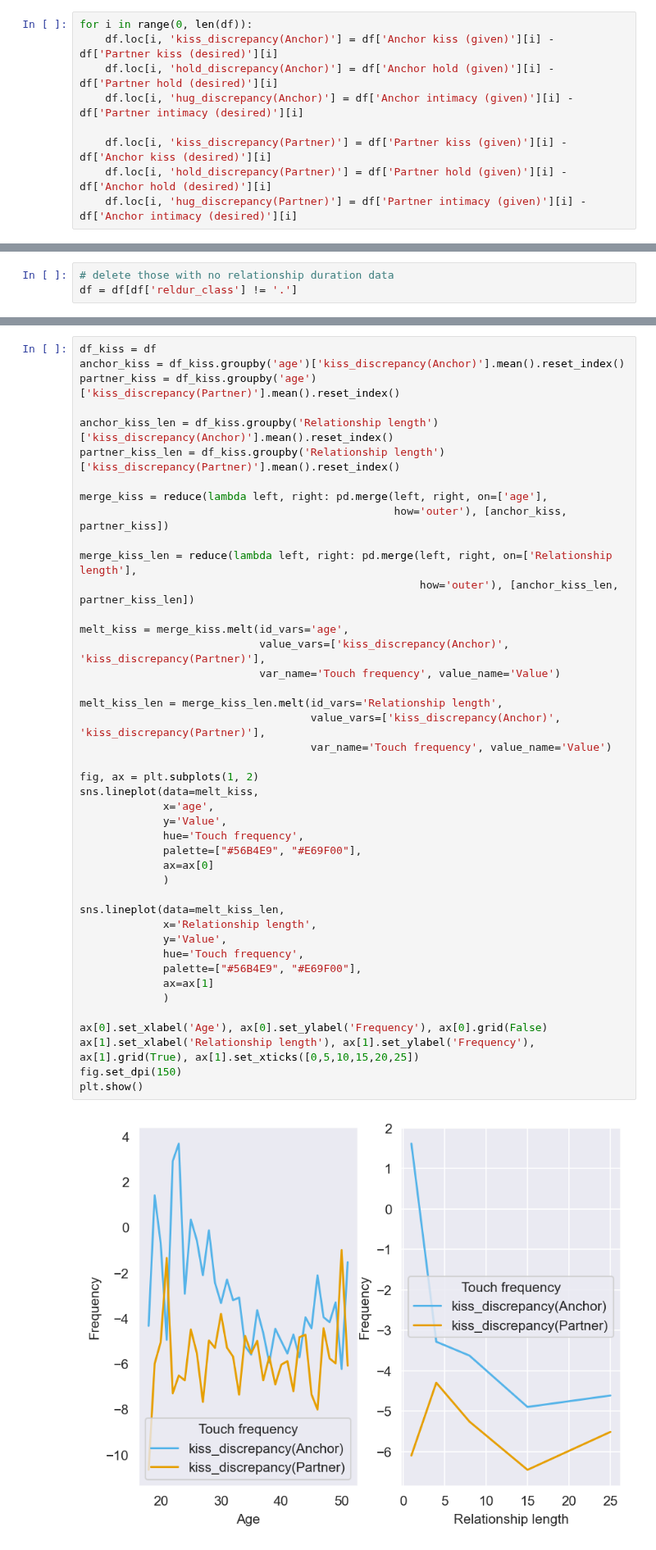
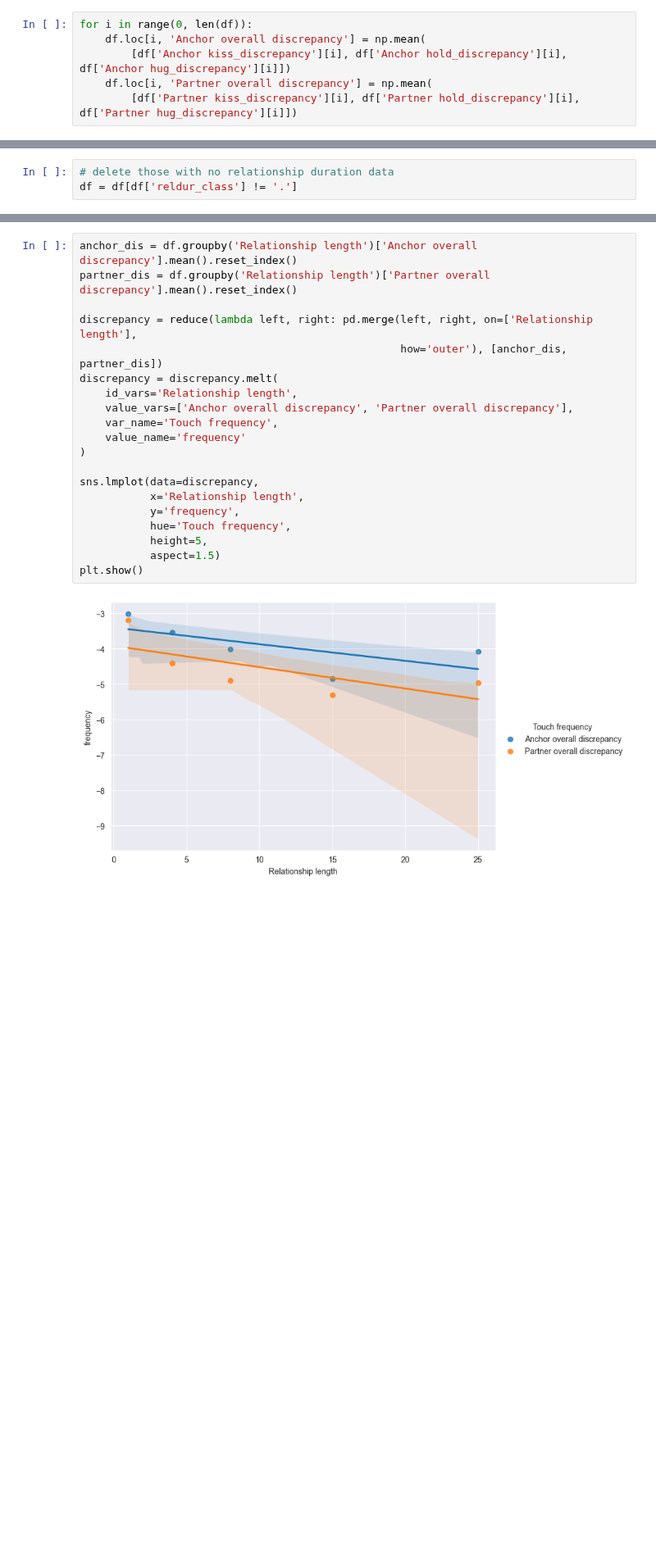
Before and after one commit to EdgardoCS/touchCouples, a Jupyter notebook: descriptive_stats.ipynb, the cells around one changed output, grey strips where cells are left out. Shown at 82% size. Saved outputs shown, nothing was run; the diff lists cells and outputs as text; blank space fills up the shorter version.

```diff
--- a/descriptive_stats.ipynb
+++ b/descriptive_stats.ipynb
@@ -145,12 +166,9 @@ Find if there is any discrepancy between the reported frequency (kiss, pat, hug)
 # %%
 for i in range(0, len(df)):
-    df.loc[i, 'kiss_discrepancy(Anchor)'] = df['Anchor kiss (given)'][i] - df['Partner kiss (desired)'][i]
-    df.loc[i, 'hold_discrepancy(Anchor)'] = df['Anchor hold (given)'][i] - df['Partner hold (desired)'][i]
-    df.loc[i, 'hug_discrepancy(Anchor)'] = df['Anchor intimacy (given)'][i] - df['Partner intimacy (desired)'][i]
-
-    df.loc[i, 'kiss_discrepancy(Partner)'] = df['Partner kiss (given)'][i] - df['Anchor kiss (desired)'][i]
-    df.loc[i, 'hold_discrepancy(Partner)'] = df['Partner hold (given)'][i] - df['Anchor hold (desired)'][i]
-    df.loc[i, 'hug_discrepancy(Partner)'] = df['Partner intimacy (given)'][i] - df['Anchor intimacy (desired)'][i]
+    df.loc[i, 'Anchor overall discrepancy'] = np.mean(
+        [df['Anchor kiss_discrepancy'][i], df['Anchor hold_discrepancy'][i], df['Anchor hug_discrepancy'][i]])
+    df.loc[i, 'Partner overall discrepancy'] = np.mean(
+        [df['Partner kiss_discrepancy'][i], df['Partner hold_discrepancy'][i], df['Partner hug_discrepancy'][i]])
 # %% [markdown]
 Start with some descriptive statistics, including a Correlation Matrix
 # %%
@@ -294,45 +204,22 @@ plt.show()
 # %%
-df_kiss = df
-anchor_kiss = df_kiss.groupby('age')['kiss_discrepancy(Anchor)'].mean().reset_index()
-partner_kiss = df_kiss.groupby('age')['kiss_discrepancy(Partner)'].mean().reset_index()
+anchor_dis = df.groupby('Relationship length')['Anchor overall discrepancy'].mean().reset_index()
+partner_dis = df.groupby('Relationship length')['Partner overall discrepancy'].mean().reset_index()
 
-anchor_kiss_len = df_kiss.groupby('Relationship length')['kiss_discrepancy(Anchor)'].mean().reset_index()
-partner_kiss_len = df_kiss.groupby('Relationship length')['kiss_discrepancy(Partner)'].mean().reset_index()
+discrepancy = reduce(lambda left, right: pd.merge(left, right, on=['Relationship length'],
+                                                  how='outer'), [anchor_dis, partner_dis])
+discrepancy = discrepancy.melt(
+    id_vars='Relationship length',
+    value_vars=['Anchor overall discrepancy', 'Partner overall discrepancy'],
+    var_name='Touch frequency',
+    value_name='frequency'
+)
 
-merge_kiss = reduce(lambda left, right: pd.merge(left, right, on=['age'],
-                                                 how='outer'), [anchor_kiss, partner_kiss])
-
-merge_kiss_len = reduce(lambda left, right: pd.merge(left, right, on=['Relationship length'],
-                                                     how='outer'), [anchor_kiss_len, partner_kiss_len])
-
-melt_kiss = merge_kiss.melt(id_vars='age',
-                            value_vars=['kiss_discrepancy(Anchor)', 'kiss_discrepancy(Partner)'],
-                            var_name='Touch frequency', value_name='Value')
-
-melt_kiss_len = merge_kiss_len.melt(id_vars='Relationship length',
-                                    value_vars=['kiss_discrepancy(Anchor)', 'kiss_discrepancy(Partner)'],
-                                    var_name='Touch frequency', value_name='Value')
-
-fig, ax = plt.subplots(1, 2)
-sns.lineplot(data=melt_kiss,
-             x='age',
-             y='Value',
-             hue='Touch frequency',
-             palette=["#56B4E9", "#E69F00"],
-             ax=ax[0]
-             )
-
-sns.lineplot(data=melt_kiss_len,
-             x='Relationship length',
-             y='Value',
-             hue='Touch frequency',
-             palette=["#56B4E9", "#E69F00"],
-             ax=ax[1]
-             )
-
-ax[0].set_xlabel('Age'), ax[0].set_ylabel('Frequency'), ax[0].grid(False)
-ax[1].set_xlabel('Relationship length'), ax[1].set_ylabel('Frequency'), ax[1].grid(True), ax[1].set_xticks([0,5,10,15,20,25])
-fig.set_dpi(150)
+sns.lmplot(data=discrepancy,
+           x='Relationship length',
+           y='frequency',
+           hue='Touch frequency',
+           height=5,
+           aspect=1.5)
 plt.show()
 # %% [output]
-[figure, old version]
+[figure, new version]
```
Also changed, not shown: parts of 12 cells of this notebook.
